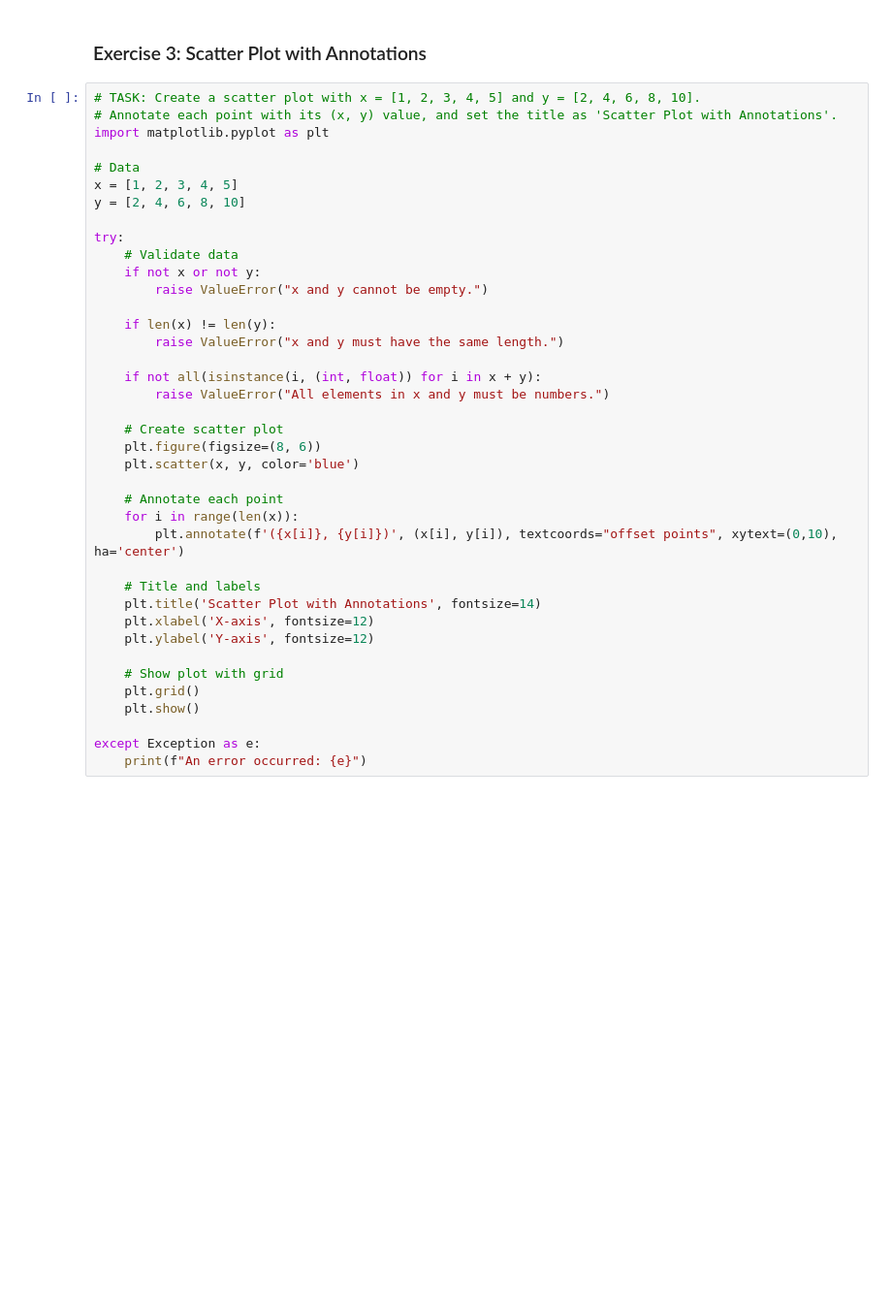
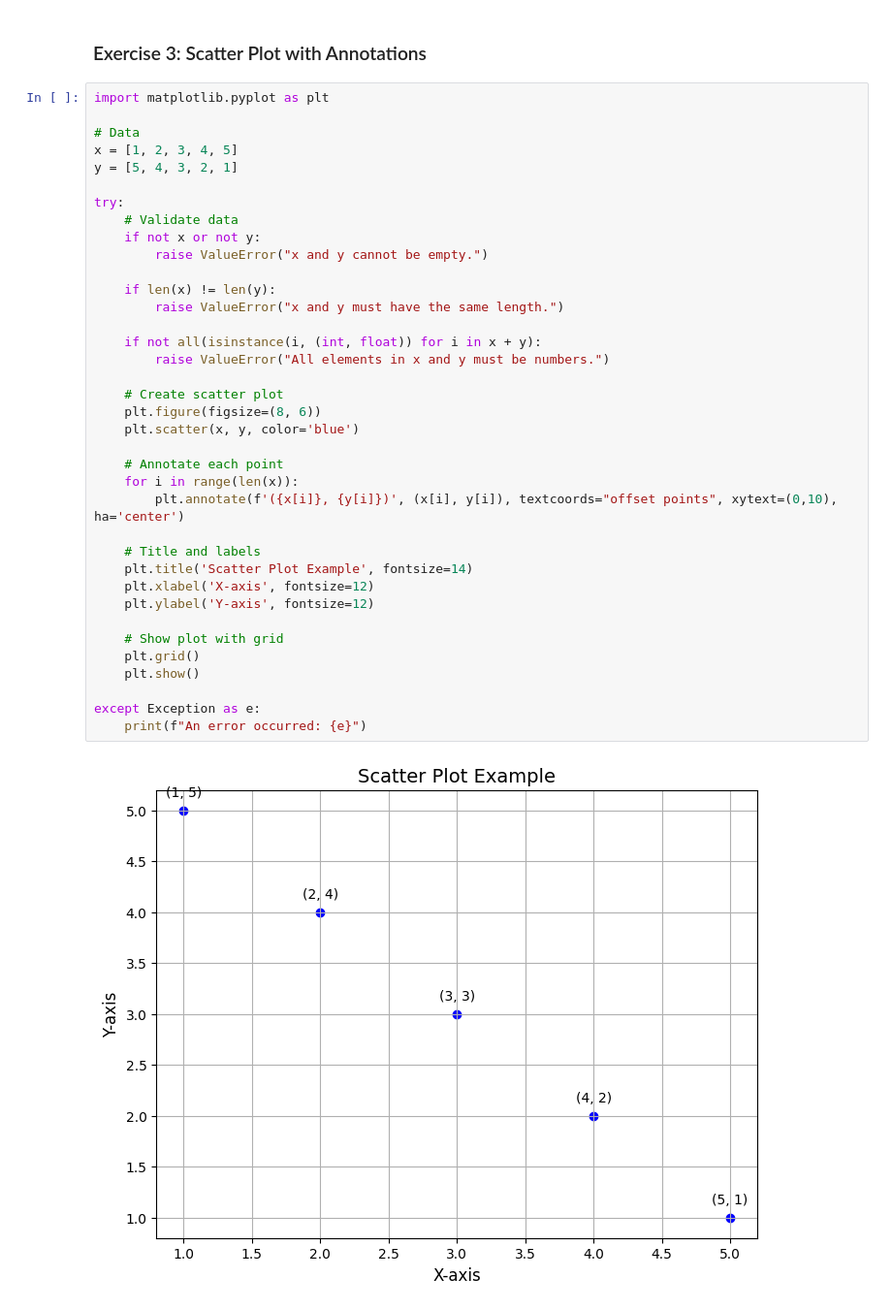
Before and after one commit to Vishnun2307/python-jupyter-template, a Jupyter notebook: src/3-scatter-plot.ipynb, the cells around one changed output. Shown at 97% size. Saved outputs shown, nothing was run; the diff lists cells and outputs as text; blank space fills up the shorter version.

```diff
--- a/src/3-scatter-plot.ipynb
+++ b/src/3-scatter-plot.ipynb
@@ -1,41 +1,41 @@
 # %% [markdown]
 ### Exercise 3: Scatter Plot with Annotations
 # %%
-# TASK: Create a scatter plot with x = [1, 2, 3, 4, 5] and y = [2, 4, 6, 8, 10].
-# Annotate each point with its (x, y) value, and set the title as 'Scatter Plot with Annotations'.
 import matplotlib.pyplot as plt
 
 # Data
 x = [1, 2, 3, 4, 5]
-y = [2, 4, 6, 8, 10]
+y = [5, 4, 3, 2, 1]
 
 try:
     # Validate data
     if not x or not y:
         raise ValueError("x and y cannot be empty.")
 
     if len(x) != len(y):
         raise ValueError("x and y must have the same length.")
 
     if not all(isinstance(i, (int, float)) for i in x + y):
         raise ValueError("All elements in x and y must be numbers.")
 
     # Create scatter plot
     plt.figure(figsize=(8, 6))
     plt.scatter(x, y, color='blue')
 
     # Annotate each point
     for i in range(len(x)):
         plt.annotate(f'({x[i]}, {y[i]})', (x[i], y[i]), textcoords="offset points", xytext=(0,10), ha='center')
 
     # Title and labels
-    plt.title('Scatter Plot with Annotations', fontsize=14)
+    plt.title('Scatter Plot Example', fontsize=14)
     plt.xlabel('X-axis', fontsize=12)
     plt.ylabel('Y-axis', fontsize=12)
 
     # Show plot with grid
     plt.grid()
     plt.show()
 
 except Exception as e:
     print(f"An error occurred: {e}")
+# %% [output]
+[figure, added]
```
Also changed, not shown: 4 other files.
